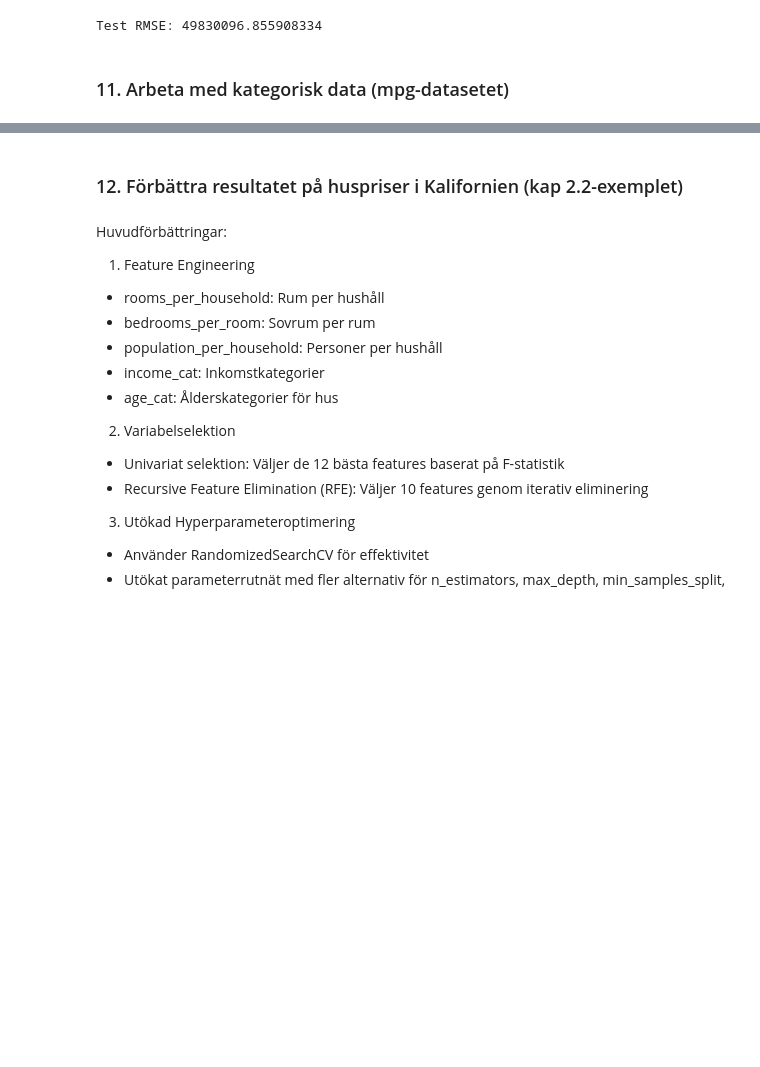
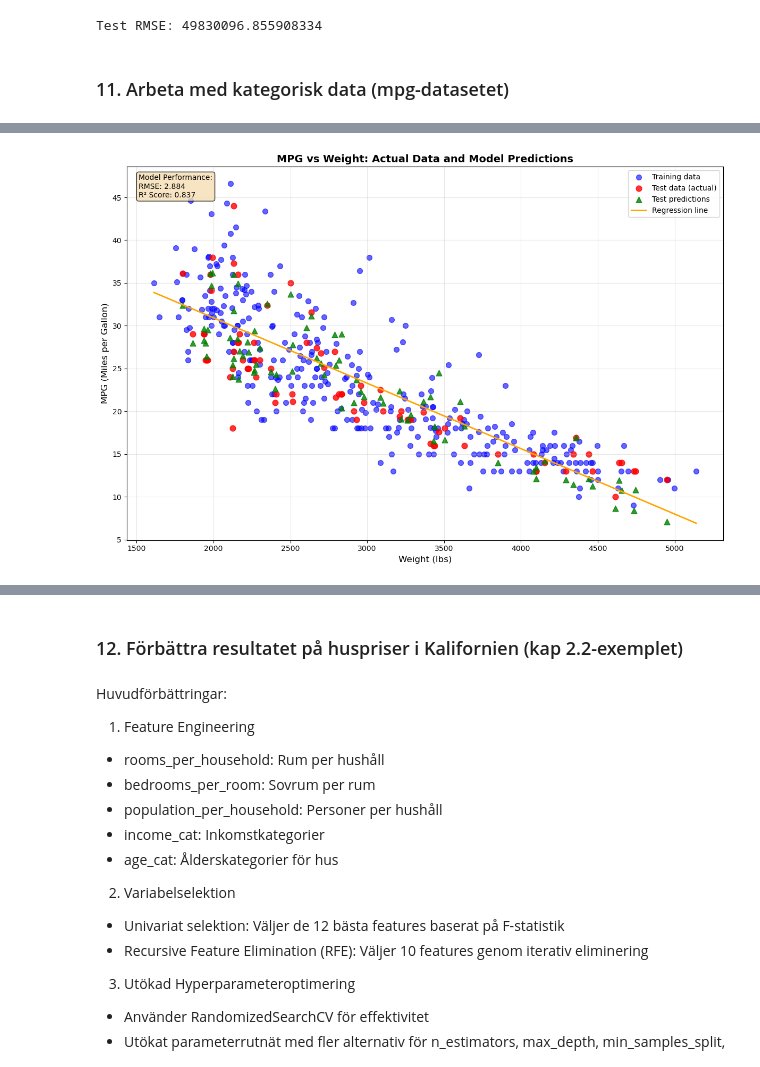
Before and after one commit to ManaInfectedRP/Skola-Python, a Jupyter notebook: Uppgifter.ipynb, the cells around one changed output, grey strips where cells are left out. Drawn from its saved outputs; the diff is of its cells as text; code cells hidden in the pictures; blank space fills up the shorter version.

Commit message:
Uppgift 2.9 till Antonio

```diff
--- a/Uppgifter.ipynb
+++ b/Uppgifter.ipynb
@@ -318,10 +336,98 @@ Test RMSE: 49830096.855908334
 # a) Läs in datasetet
 import seaborn as sns
 import pandas as pd
+import matplotlib.pyplot as plt
+import numpy as np
 from sklearn.model_selection import train_test_split
 from sklearn.linear_model import LinearRegression
-from sklearn.metrics import mean_squared_error
+from sklearn.metrics import root_mean_squared_error, r2_score
+
+plt.style.use('default')
+sns.set_palette("husl")
 
 df = sns.load_dataset("mpg")
+print("Dataset shape:", df.shape)
 print(df.head())
+
+# b) Droppa rader med saknade värden
+df = df.dropna()
+print(f"Dataset shape after dropping NaN: {df.shape}")
+
+# c) Droppa kolumnen name
+df = df.drop("name", axis=1)
+
+# d) One-hot encoding på origin
+df = pd.get_dummies(df, columns=["origin", "model_year"], drop_first=True)
+
+# e) Split into X and y
+X = df.drop("mpg", axis=1)
+y = df["mpg"]
+
+# f) Train/test-split
+X_train, X_test, y_train, y_test = train_test_split(X, y, test_size=0.2, random_state=42)
+
+# g) Träna och utvärdera linjär regression
+model = LinearRegression().fit(X_train, y_train)
+y_pred = model.predict(X_test)
+
+rmse = root_mean_squared_error(y_test, y_pred)
+r2 = r2_score(y_test, y_pred)
+print(f"Test RMSE: {rmse:.3f}")
+print(f"R² Score: {r2:.3f}")
+
+##Plots
+plt.figure(figsize=(12, 8))
+
+# Få weight-värden från tränings- och testdata för plotting
+weight_train = X_train['weight']
+weight_test = X_test['weight']
+
+# Plot träningsdata
+plt.scatter(weight_train, y_train, alpha=0.6, color='blue', s=50, label='Training data')
+
+# Plot testdata
+plt.scatter(weight_test, y_test, alpha=0.8, color='red', s=60, label='Test data (actual)')
+
+# Plot predictions för testdata
+plt.scatter(weight_test, y_pred, alpha=0.8, color='green', s=60,
+           marker='^', label='Test predictions')
+
+# Skapa en enkel univariat regression endast för weight vs mpg för att visa trendlinjen
+weight_all = df['weight']
+mpg_all = df['mpg']
+
+# Fit enkel linjär regression för visualisering
+simple_model = LinearRegression()
+weight_reshaped = weight_all.values.reshape(-1, 1)
+simple_model.fit(weight_reshaped, mpg_all)
+
+# Skapa smooth line för prediction
+weight_range = np.linspace(weight_all.min(), weight_all.max(), 100).reshape(-1, 1)
+mpg_pred_line = simple_model.predict(weight_range)
+
+plt.plot(weight_range, mpg_pred_line, color='orange', linewidth=2,
+         label=f'Regression line')
+
+# Formatering
+plt.xlabel('Weight (lbs)', fontsize=12)
+plt.ylabel('MPG (Miles per Gallon)', fontsize=12)
+plt.title('MPG vs Weight: Actual Data and Model Predictions', fontsize=14, fontweight='bold')
+plt.legend(fontsize=10)
+plt.grid(True, alpha=0.3)
+
+# Lägg till text med modellprestanda
+plt.text(0.02, 0.98, f'Model Performance:\nRMSE: {rmse:.3f}\nR² Score: {r2:.3f}',
+         transform=plt.gca().transAxes, fontsize=10,
+         verticalalignment='top', bbox=dict(boxstyle='round', facecolor='wheat', alpha=0.8))
+
+plt.tight_layout()
+plt.show()
+
+# Visa korrelation mellan weight och mpg
+correlation = df['weight'].corr(df['mpg'])
+print(f"\nKorrelation mellan Weight och MPG: {correlation:.3f}")
+
+# Visa feature importance från den fullständiga modellen
+feature_names = X.columns
+coefficients = model.coef_
 # %% [output]
@@ -340,0 +451 @@ print(df.head())
+[figure, added]
```
Also changed, not shown: parts of 18 cells of this notebook, 2 other files.
